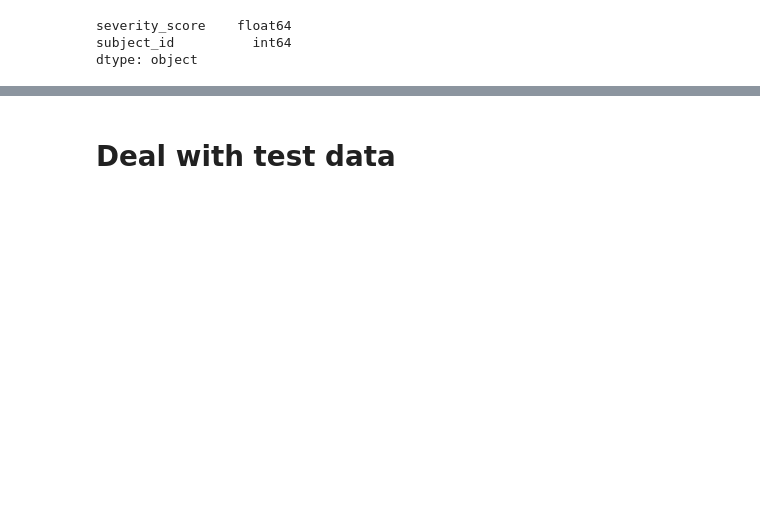
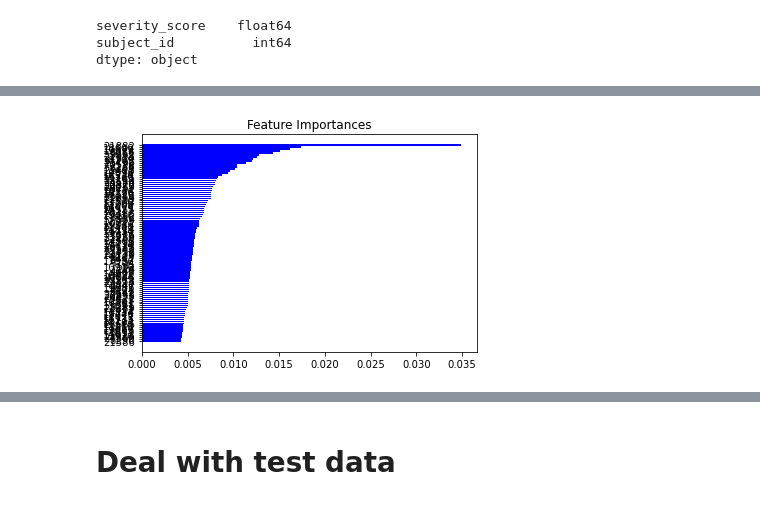
Before and after one commit to trangun/UR-Hackathon, a Jupyter notebook: preprocessing.ipynb, the cells around one changed output, grey strips where cells are left out. Saved outputs shown, nothing was run; the diff lists cells and outputs as text; code cells hidden in the pictures; blank space fills up the shorter version.

```diff
--- a/preprocessing.ipynb
+++ b/preprocessing.ipynb
@@ -351,0 +325,9 @@ comb_df
+# %%
+regr = RandomForestRegressor(max_depth=100, random_state=24)
+# X_train=pd.get_dummies(X_train)
+# comb_df.fillna((comb_df.mean()), inplace=True)
+X=comb_df.loc[:, comb_df.columns != 'severity_score']
+y =comb_df['severity_score']
+
+imp = SoftImpute()
+X = imp.fit_transform(X)
@@ -351,0 +352,12 @@ comb_df
+# %%
+regr.fit(X, y)
+features = pd.DataFrame(X).columns
+importances=regr.feature_importances_
+indices = np.argsort(importances)[-100:]
+
+plt.title('Feature Importances')
+plt.barh(range(len(indices)), importances[indices], color='b', align='center')
+plt.yticks(range(len(indices)), [features[i] for i in indices])
+plt.show()
+# %% [output]
+[figure, added]
```
Also changed, not shown: parts of 51 cells of this notebook.
